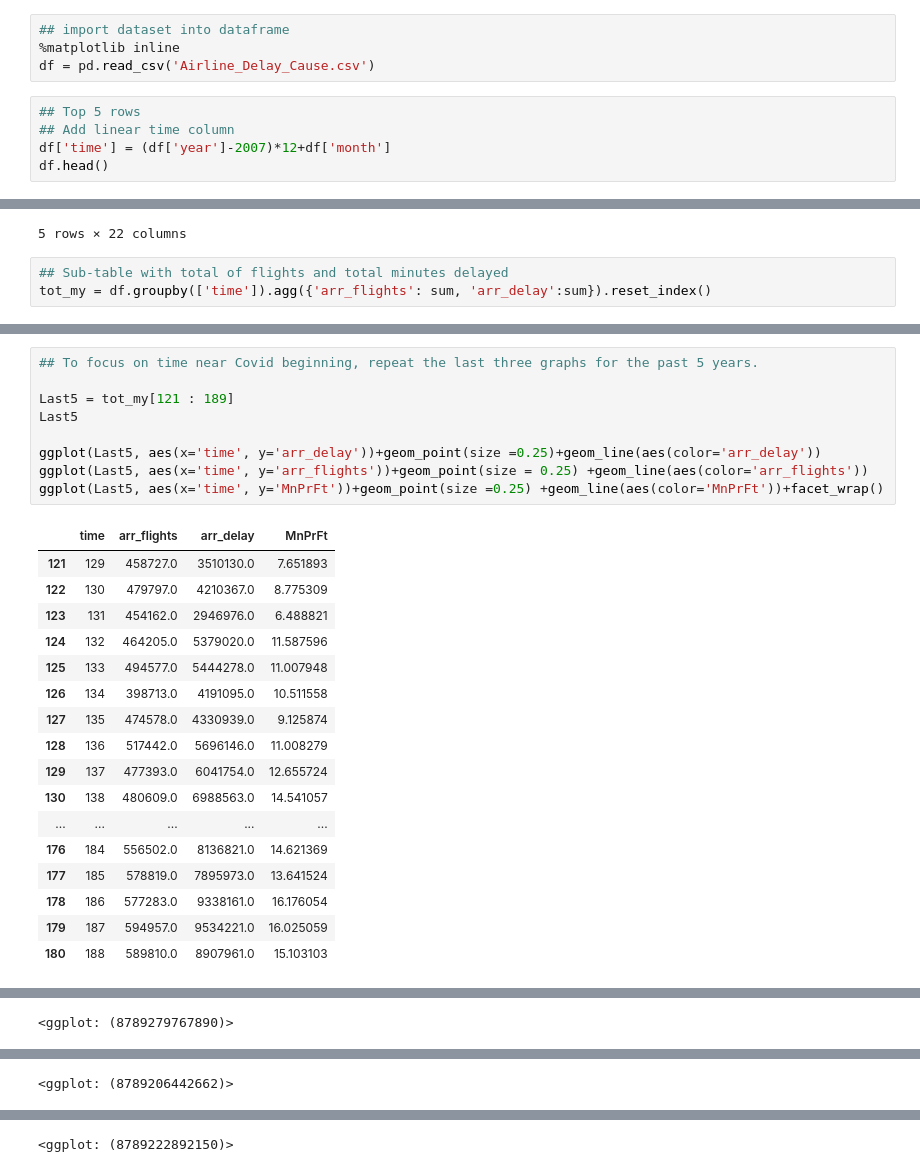
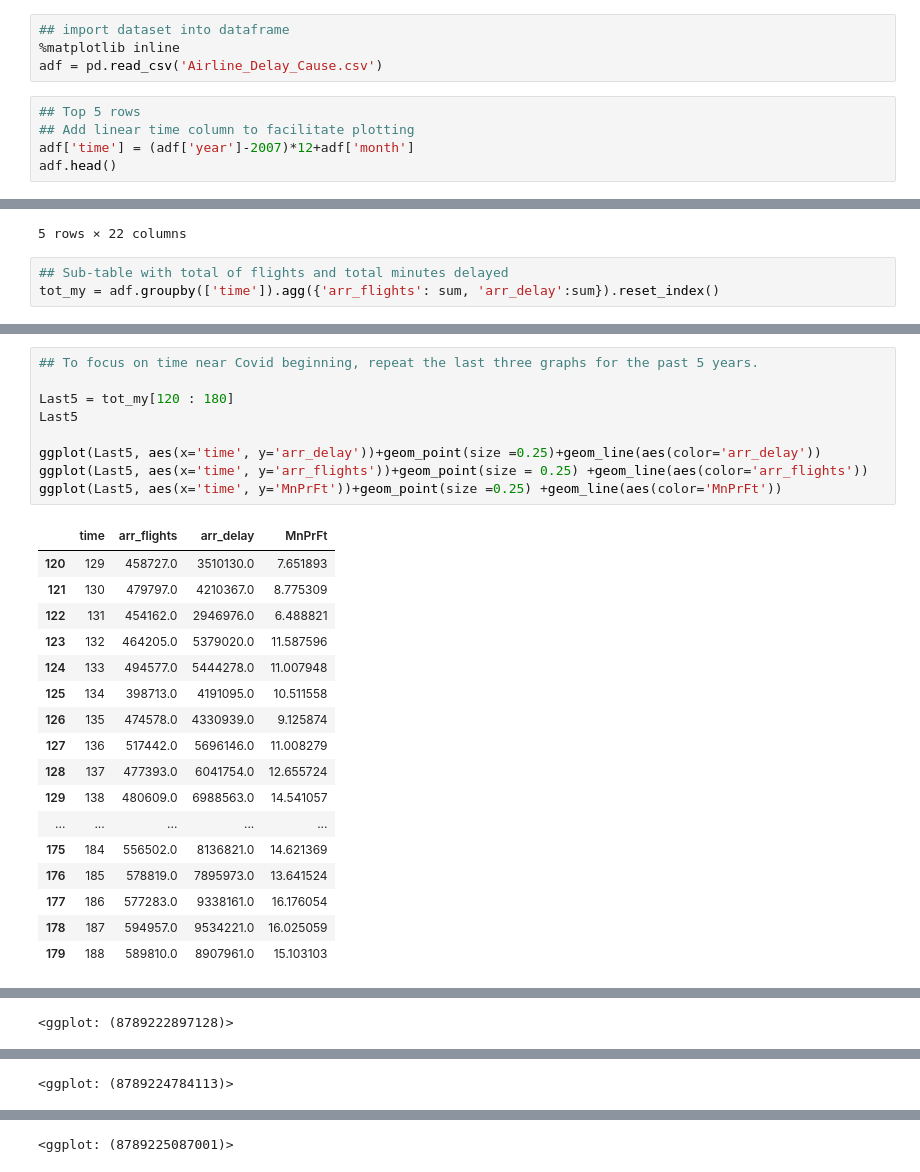
Before and after one commit to acsuf/US_Flight_Delays, a Jupyter notebook: python-project.ipynb, the cells around one changed output, grey strips where cells are left out. Drawn from its saved outputs; the diff is of its cells as text.

```diff
--- a/python-project.ipynb
+++ b/python-project.ipynb
@@ -6,12 +6,12 @@ pd.options.display.max_rows = 4000
 # %%
 ## import dataset into dataframe
 %matplotlib inline
-df = pd.read_csv('Airline_Delay_Cause.csv')
+adf = pd.read_csv('Airline_Delay_Cause.csv')
 # %%
 ## Top 5 rows
-## Add linear time column
-df['time'] = (df['year']-2007)*12+df['month']
-df.head()
+## Add linear time column to facilitate plotting
+adf['time'] = (adf['year']-2007)*12+adf['month']
+adf.head()
 # %% [output]
 |  | year | month | carrier | carrier_name | airport | airport_name | arr_flights | arr_del15 | carrier_ct | ... |
 | 0 | 2022 | 8 | 9E | Endeavor Air Inc. | ABY | Albany, GA: Southwest Georgia Reg... | 79.0 | 12.0 | 5.34 | ... |
@@ -22,7 +22,7 @@ df.head()
 5 rows × 22 columns
 # %%
 ## Sub-table with total of flights and total minutes delayed
-tot_my = df.groupby(['time']).agg({'arr_flights': sum, 'arr_delay':sum}).reset_index()
+tot_my = adf.groupby(['time']).agg({'arr_flights': sum, 'arr_delay':sum}).reset_index()
 # %%
 ## Before normalization, both of the plots
 
@@ -64,36 +65,36 @@ ggplot(tot_my, aes(x='time', y='MnPrFt'))+geom_point(size =0.25) +geom_line(aes(
 # %%
 ## To focus on time near Covid beginning, repeat the last three graphs for the past 5 years.
 
-Last5 = tot_my[121 : 189]
+Last5 = tot_my[120 : 180]
 Last5
 
 ggplot(Last5, aes(x='time', y='arr_delay'))+geom_point(size =0.25)+geom_line(aes(color='arr_delay'))
 ggplot(Last5, aes(x='time', y='arr_flights'))+geom_point(size = 0.25) +geom_line(aes(color='arr_flights'))
-ggplot(Last5, aes(x='time', y='MnPrFt'))+geom_point(size =0.25) +geom_line(aes(color='MnPrFt'))+facet_wrap()
+ggplot(Last5, aes(x='time', y='MnPrFt'))+geom_point(size =0.25) +geom_line(aes(color='MnPrFt'))
 # %% [output]
 |  | time | arr_flights | arr_delay | MnPrFt |
-| 121 | 129 | 458727.0 | 3510130.0 | 7.651893 |
-| 122 | 130 | 479797.0 | 4210367.0 | 8.775309 |
-| 123 | 131 | 454162.0 | 2946976.0 | 6.488821 |
-| 124 | 132 | 464205.0 | 5379020.0 | 11.587596 |
-| 125 | 133 | 494577.0 | 5444278.0 | 11.007948 |
-| 126 | 134 | 398713.0 | 4191095.0 | 10.511558 |
-| 127 | 135 | 474578.0 | 4330939.0 | 9.125874 |
-| 128 | 136 | 517442.0 | 5696146.0 | 11.008279 |
-| 129 | 137 | 477393.0 | 6041754.0 | 12.655724 |
-| 130 | 138 | 480609.0 | 6988563.0 | 14.541057 |
+| 120 | 129 | 458727.0 | 3510130.0 | 7.651893 |
+| 121 | 130 | 479797.0 | 4210367.0 | 8.775309 |
+| 122 | 131 | 454162.0 | 2946976.0 | 6.488821 |
+| 123 | 132 | 464205.0 | 5379020.0 | 11.587596 |
+| 124 | 133 | 494577.0 | 5444278.0 | 11.007948 |
+| 125 | 134 | 398713.0 | 4191095.0 | 10.511558 |
+| 126 | 135 | 474578.0 | 4330939.0 | 9.125874 |
+| 127 | 136 | 517442.0 | 5696146.0 | 11.008279 |
+| 128 | 137 | 477393.0 | 6041754.0 | 12.655724 |
+| 129 | 138 | 480609.0 | 6988563.0 | 14.541057 |
 | ... | ... | ... | ... | ... |
-| 176 | 184 | 556502.0 | 8136821.0 | 14.621369 |
-| 177 | 185 | 578819.0 | 7895973.0 | 13.641524 |
-| 178 | 186 | 577283.0 | 9338161.0 | 16.176054 |
-| 179 | 187 | 594957.0 | 9534221.0 | 16.025059 |
-| 180 | 188 | 589810.0 | 8907961.0 | 15.103103 |
+| 175 | 184 | 556502.0 | 8136821.0 | 14.621369 |
+| 176 | 185 | 578819.0 | 7895973.0 | 13.641524 |
+| 177 | 186 | 577283.0 | 9338161.0 | 16.176054 |
+| 178 | 187 | 594957.0 | 9534221.0 | 16.025059 |
+| 179 | 188 | 589810.0 | 8907961.0 | 15.103103 |
 [figure]
-<ggplot: (8789279767890)>
+<ggplot: (8789222897128)>
 [figure]
-<ggplot: (8789206442662)>
+<ggplot: (8789224784113)>
 [figure]
-<ggplot: (8789222892150)>
+<ggplot: (8789225087001)>
 # %%
 ## year-long segments
 ggplot(Last5, aes(x='time', y='MnPrFt'))+geom_point(size =0.25) +geom_line(aes(color='MnPrFt'))
```
Also changed, not shown: parts of 9 cells of this notebook, 1 other file.
